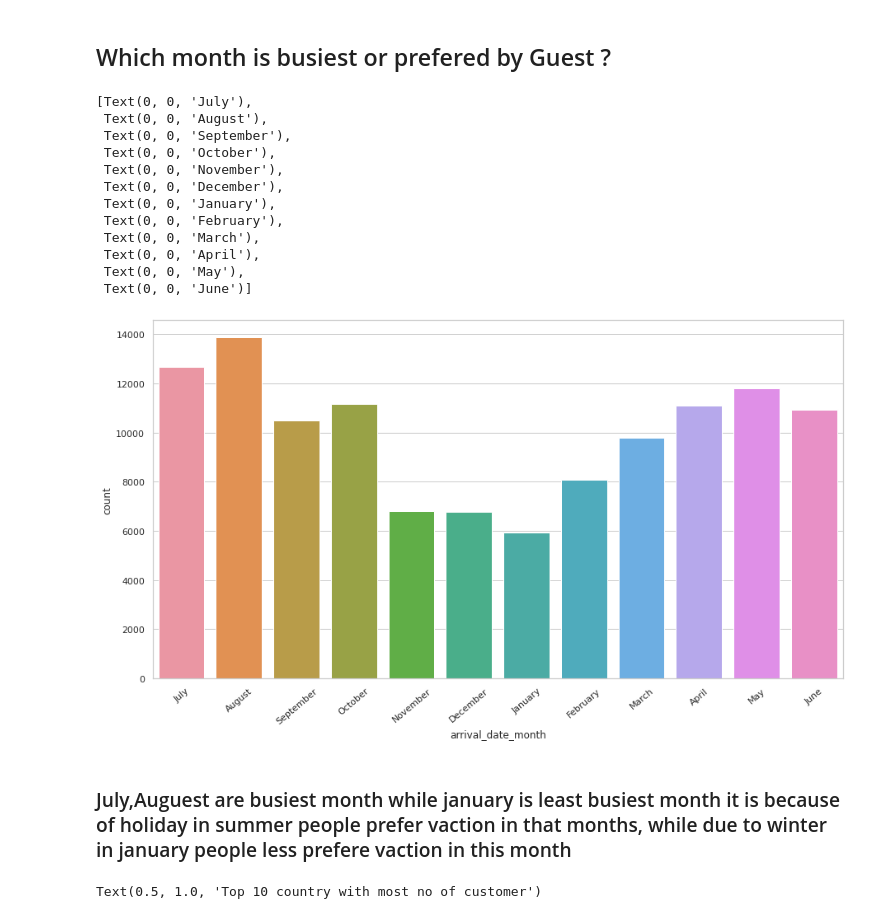
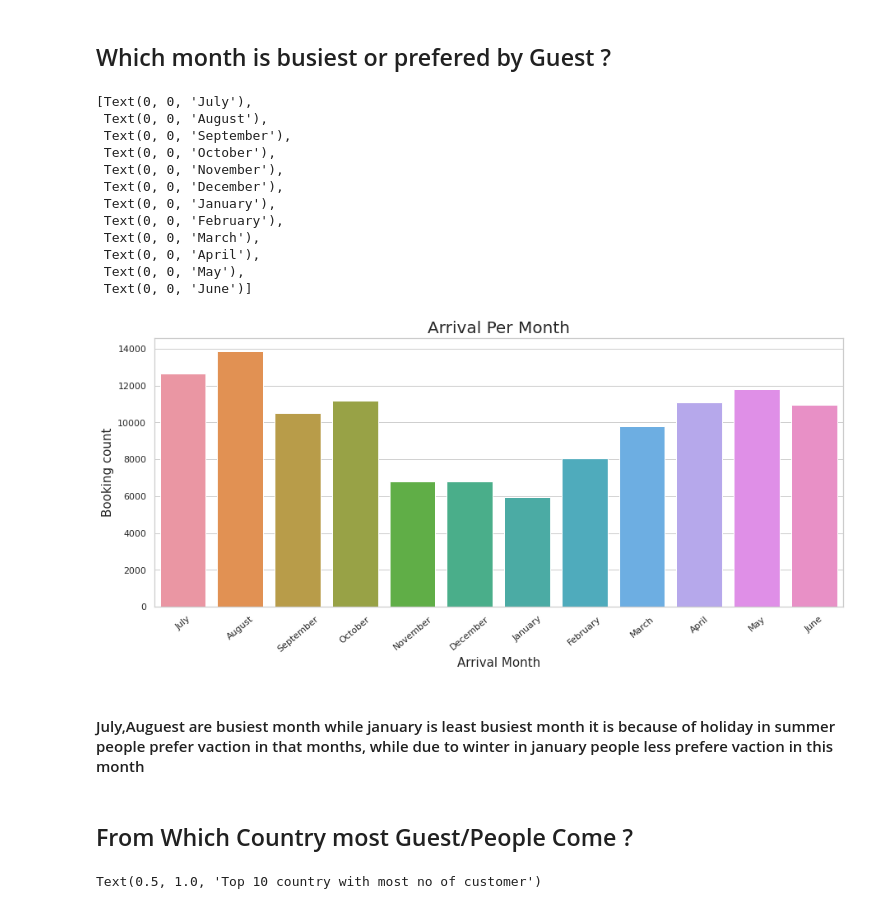
Before and after one commit to milanajudiya/Hotel_Booking_Analysis, a Jupyter notebook: Hotel_Booking_Analysis.ipynb, the cells around one changed output. Cells and saved outputs as stored; diff of their text form; code cells hidden in the pictures.

```diff
--- a/Hotel_Booking_Analysis.ipynb
+++ b/Hotel_Booking_Analysis.ipynb
@@ -319,26 +314,31 @@ Name: arrival_date_year, dtype: float64
 # %%
 # which is the busiest month
 
-plt.figure(figsize=(15,8))
+plt.figure(figsize=(15,6))
 sns.set_theme(style="whitegrid")
 ax=sns.countplot(x="arrival_date_month",hue_order="arrival_date_month",data=df_hotel)
+plt.xlabel("Arrival Month",size=15)
+plt.ylabel("Booking count",size=15)
+plt.title("Arrival Per Month",size=20)
 ax.set_xticklabels(ax.get_xticklabels (), rotation=40)
 # %% [output]
 [Text(0, 0, 'July'),
  Text(0, 0, 'August'),
  Text(0, 0, 'September'),
  Text(0, 0, 'October'),
  Text(0, 0, 'November'),
  Text(0, 0, 'December'),
  Text(0, 0, 'January'),
  Text(0, 0, 'February'),
  Text(0, 0, 'March'),
  Text(0, 0, 'April'),
  Text(0, 0, 'May'),
  Text(0, 0, 'June')]
-[figure, old version]
+[figure, new version]
 # %% [markdown]
-### July,Auguest are busiest month while january is least busiest month it is because of holiday in summer people prefer vaction in that months, while due to winter in january people less prefere vaction in this month
+#### July,Auguest are busiest month while january is least busiest month it is because of holiday in summer people prefer vaction in that months, while due to winter in january people less prefere vaction in this month
+# %% [markdown]
+## From Which Country most Guest/People Come ?
 # %%
 top_country=df_hotel["country"].value_counts().head(10)
 plt.figure(figsize=(15,6))
```
Also changed, not shown: parts of 50 cells of this notebook.
